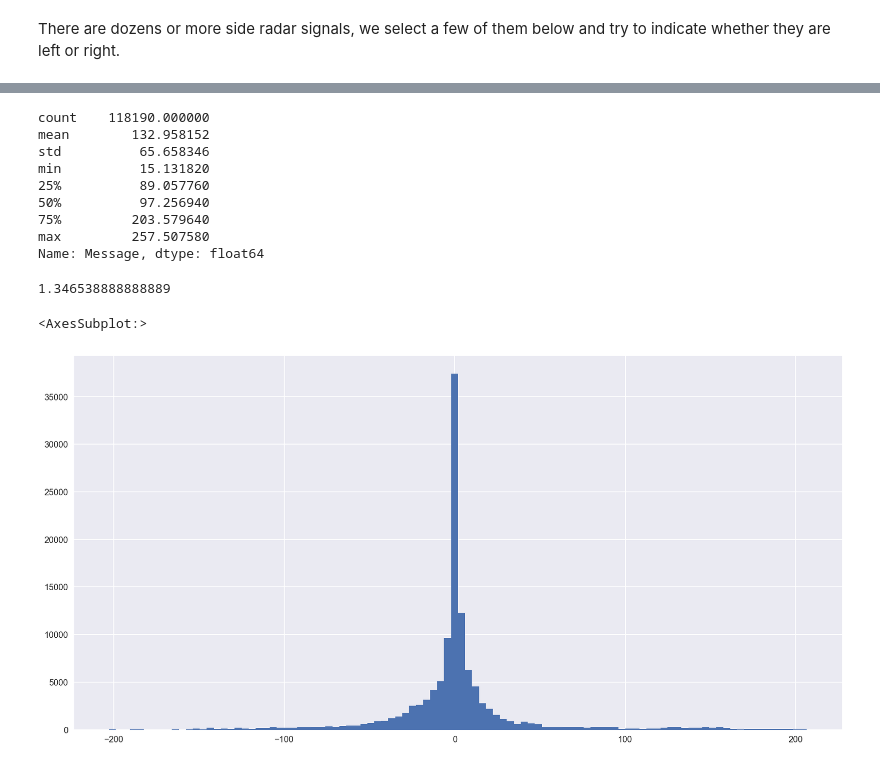
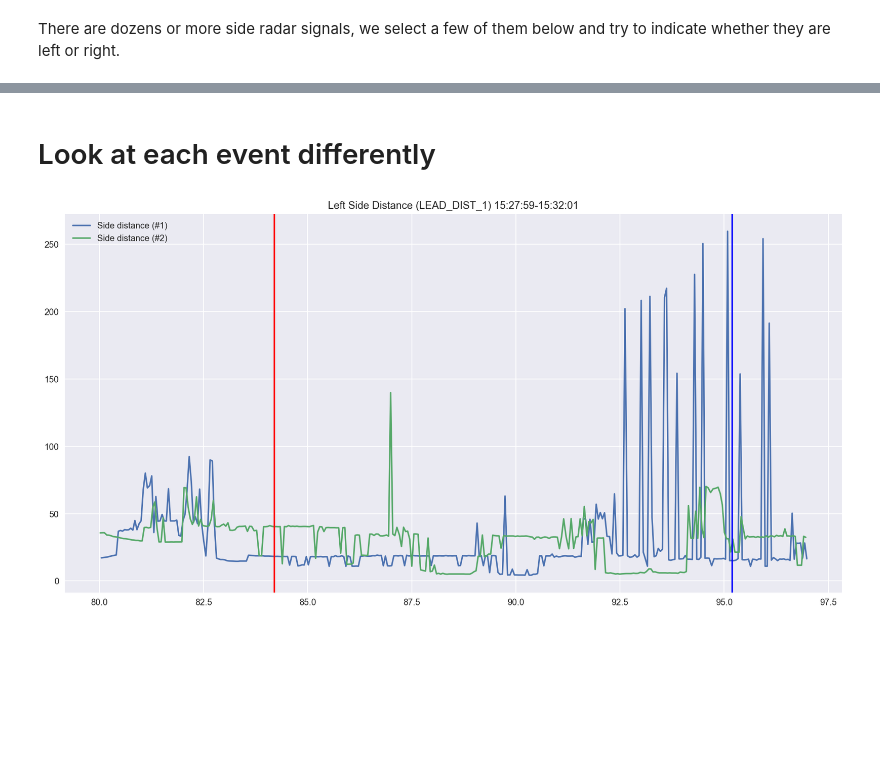
Before and after one commit to jmscslgroup/apollo13, a Jupyter notebook: minitest_side_radar_analysis.ipynb, the cells around one changed output, grey strips where cells are left out. Cells and saved outputs as stored; diff of their text form; code cells hidden in the pictures; blank space fills up the shorter version.

```diff
--- a/minitest_side_radar_analysis.ipynb
+++ b/minitest_side_radar_analysis.ipynb
@@ -325,22 +199,0 @@ overlayEvents(pt.gca(), minicar_disappears, minicar_appears, cutin,
-# %%
-# look at different video subset
-# list important times that are gathered from dashcam information
-# once more with more information to validate across a longer time horizon
-pass_on_left = []
-passed_on_left = []
-cutin = []
-
-start = getUnixTimeFromTimestamp('2022-09-19 20:32:45')
-pass_on_left.append(getUnixTimeFromTimestamp('2022-09-19 20:32:57')) # we pass car
-passed_on_left.append(getUnixTimeFromTimestamp('2022-09-19 20:33:09')) # car passes us back
-end = getUnixTimeFromTimestamp('2022-09-19 20:33:17') + 10
-
-# text of start/end times
-start_txt = datetime.utcfromtimestamp(start).strftime('%H:%M:%S')
-end_txt = datetime.utcfromtimestamp(end).strftime('%H:%M:%S')
-
-# videoFudgeFactor: difference between time for video, and time for the rpi
-videoFudgeFactor=1.3
-
-print('Video timestamps should run from ', start_txt,' to ', end_txt,
-      ', and will be approximately', videoFudgeFactor, 's behind the CAN data.')
@@ -429,22 +200,17 @@ side_2_rel_speed.Message.hist(bins=100)
-# %%
-side_2_rel_speed.Message.describe()
-#257.507-15.13 = 242.377
-# %% [output]
-count    118190.000000
-mean        132.958152
-std          65.658346
-min          15.131820
-25%          89.057760
-50%          97.256940
-75%         203.579640
-max         257.507580
-Name: Message, dtype: float64
-# %%
-242.377/180
-# %% [output]
-1.346538888888889
-# %%
-side_2_angle.Message.hist(bins=100)
-# %% [output]
-<AxesSubplot:>
-[figure, removed]
+# %% [markdown]
+# Look at each event differently
+# %%
+pass_number=0
+dataframe_pass = getTimeWindow(dataframe_side,start_pass[pass_number]-3,end_pass[pass_number]+3)
+side_1 = s.convertData('RADAR_SENSOR1','LEAD_DIST1',dataframe_pass,db)
+pt.plot(side_1.Time-start,side_1.Message,label='Side distance (#1)')
+
+side_2 = s.convertData('RADAR_SENSOR2','LEAD_DIST1',dataframe_pass,db)
+pt.plot(side_2.Time-start,side_2.Message,label='Side distance (#2)')
+
+pt.title('Left Side Distance (LEAD_DIST_1) ' + start_txt + '-' + end_txt)
+pt.legend()
+overlayEvents(pt.gca(), [start_pass[pass_number]], [end_pass[pass_number]], [],
+              fudgeFactor=videoFudgeFactor, relativeTime=start)
+# %% [output]
+[figure, added]
```
Also changed, not shown: parts of 24 cells of this notebook.
